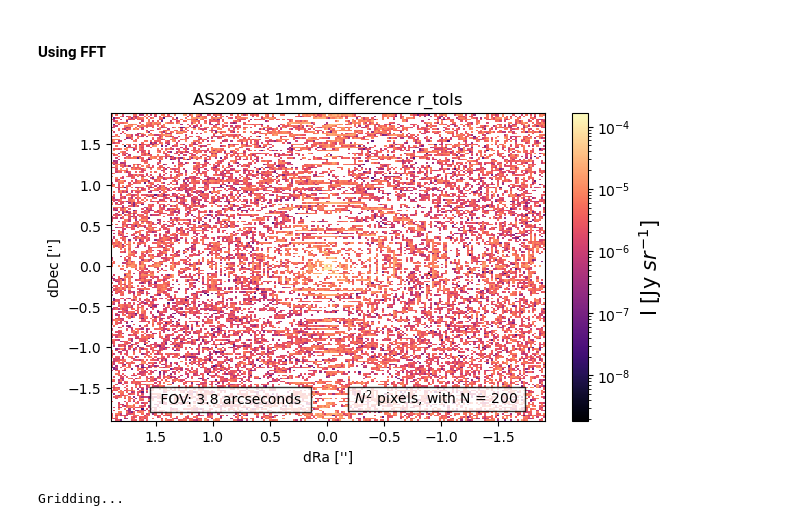
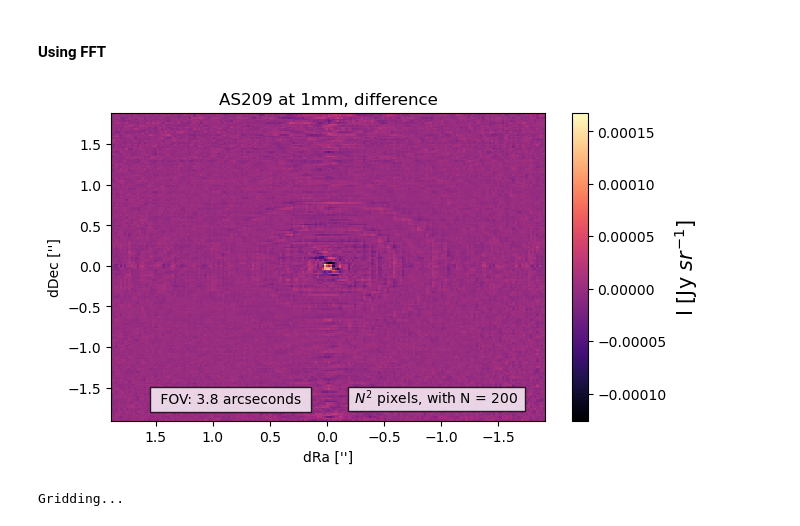
Before and after one commit to mariajmellado/Frank2D, a Jupyter notebook: Notebooks/2_September_Testing_CGM.ipynb, the cells around one changed output. Drawn from its saved outputs; the diff is of its cells as text; code cells hidden in the pictures.

```diff
--- a/Notebooks/2_September_Testing_CGM.ipynb
+++ b/Notebooks/2_September_Testing_CGM.ipynb
@@ -364,9 +373,9 @@ sol_vis_0 = np.fft.fft2(np.fft.fftshift(frank2d_0.sol_intensity)).real*(frank2d_
 frank2d_4 = Frank2D(N, Rout)
 frank2d_4.sol_intensity = sol_int_0 - frank2d_0.sol_intensity
 # %%
-Plot(frank2d_4).get_image(r'AS209 at 1mm', log_norm = True)
+Plot(frank2d_4).get_image(r'AS209 at 1mm, difference', log_norm = False)
 # %% [output]
-[figure, old version]
+[figure, new version]
 # %%
 N = 300
 start_time = time.time()
```
Also changed, not shown: parts of 1 cell of this notebook, 10 other files.
